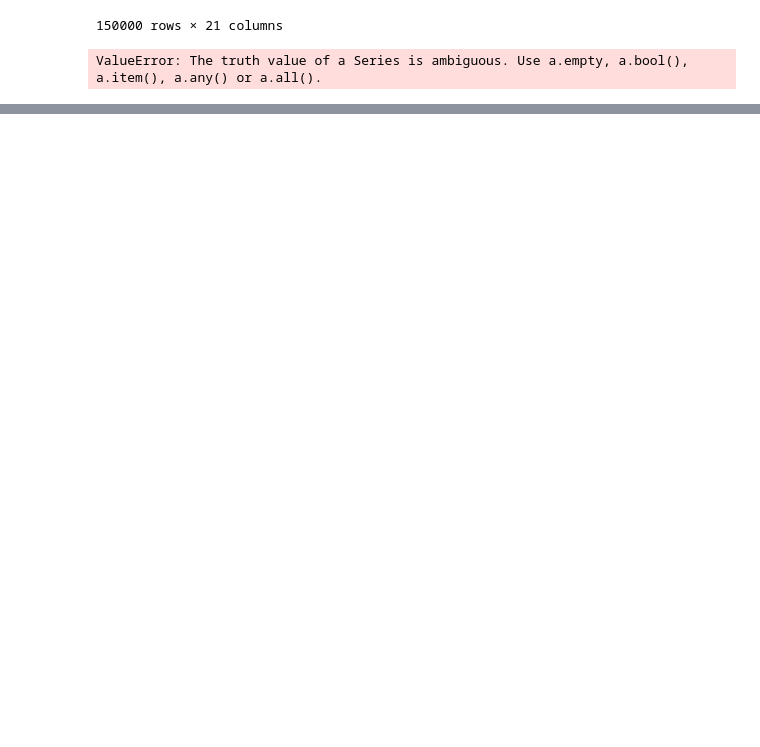
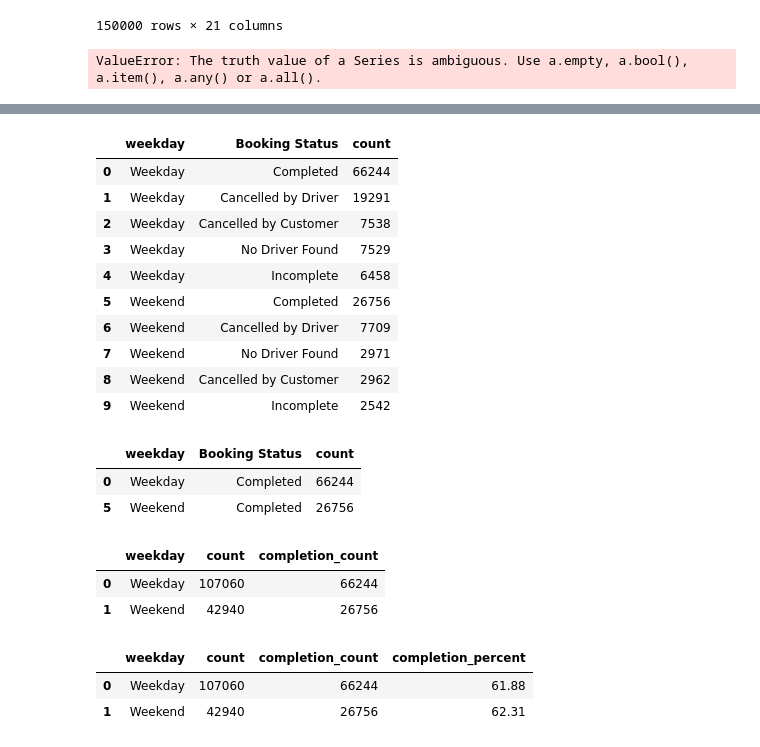
Before and after one commit to Himmu5/data-analysis, a Jupyter notebook: notebooks/uber_analysis.ipynb, the cells around one changed output, grey strips where cells are left out. Saved outputs shown, nothing was run; the diff lists cells and outputs as text; code cells hidden in the pictures; blank space fills up the shorter version.

```diff
--- a/notebooks/uber_analysis.ipynb
+++ b/notebooks/uber_analysis.ipynb
@@ -137,0 +228,25 @@ Name: count, dtype: int64
+# %%
+uber_data['day'] = uber_data['Date'].dt.day_name()
+# %%
+def get_day(day):
+    if day == "Saturday" or day == "Sunday":
+        return 'Weekend'
+    else:
+        return "Weekday"
+# %%
+uber_data['weekday'] = uber_data['day'].apply(get_day)
+# %%
+days_booking_status = uber_data.groupby('weekday').aggregate("Booking Status").value_counts().reset_index()
+days_booking_status
+# %% [output]
+|  | weekday | Booking Status | count |
+| 0 | Weekday | Completed | 66244 |
+| 1 | Weekday | Cancelled by Driver | 19291 |
+| 2 | Weekday | Cancelled by Customer | 7538 |
+| 3 | Weekday | No Driver Found | 7529 |
+| 4 | Weekday | Incomplete | 6458 |
+| 5 | Weekend | Completed | 26756 |
+| 6 | Weekend | Cancelled by Driver | 7709 |
+| 7 | Weekend | No Driver Found | 2971 |
+| 8 | Weekend | Cancelled by Customer | 2962 |
+| 9 | Weekend | Incomplete | 2542 |
@@ -137,0 +255,7 @@ Name: count, dtype: int64
+# %%
+completion_count = days_booking_status.loc[days_booking_status['Booking Status'] == "Completed"]
+completion_count
+# %% [output]
+|  | weekday | Booking Status | count |
+| 0 | Weekday | Completed | 66244 |
+| 5 | Weekend | Completed | 26756 |
@@ -137,0 +264,6 @@ Name: count, dtype: int64
+# %%
+total_counts
+# %% [output]
+|  | weekday | count | completion_count |
+| 0 | Weekday | 107060 | 66244 |
+| 1 | Weekend | 42940 | 26756 |
@@ -137,0 +272,6 @@ Name: count, dtype: int64
+# %%
+total_counts
+# %% [output]
+|  | weekday | count | completion_count | completion_percent |
+| 0 | Weekday | 107060 | 66244 | 61.88 |
+| 1 | Weekend | 42940 | 26756 | 62.31 |
```
Also changed, not shown: parts of 10 cells of this notebook.
